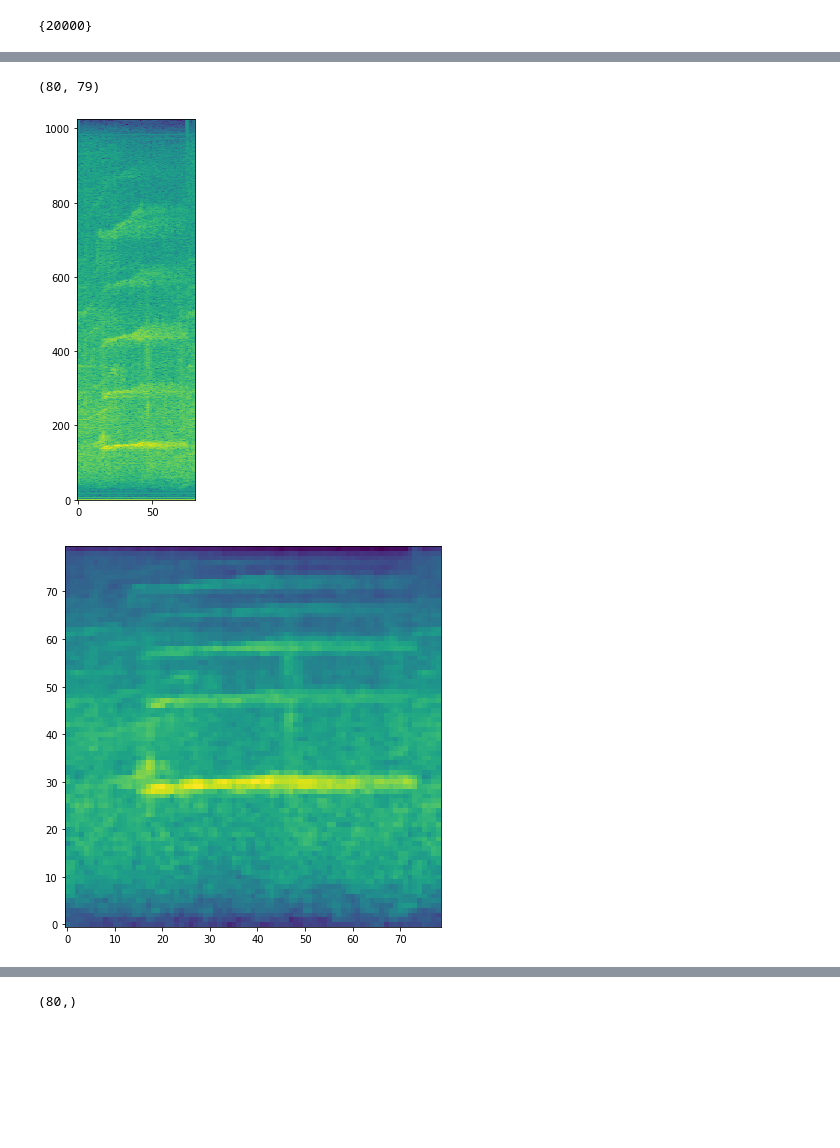
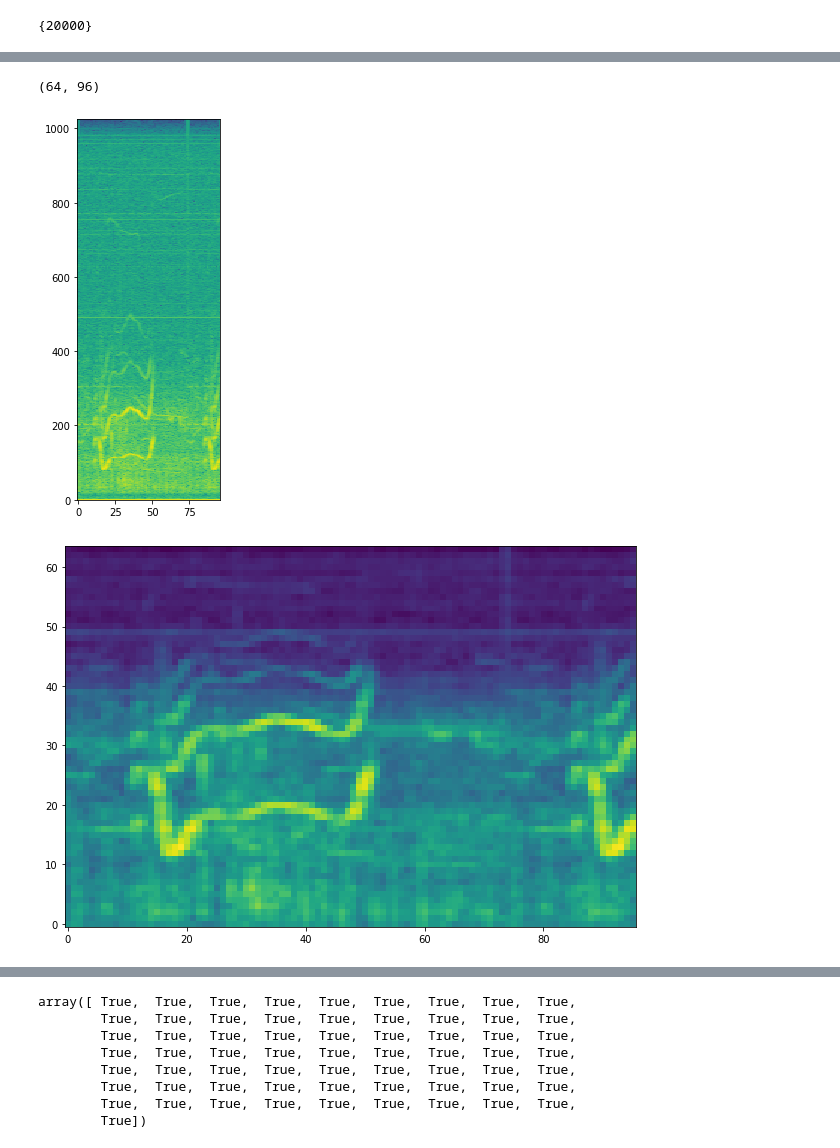
Before and after one commit to orcasound/aifororcas-livesystem, a Jupyter notebook: data_ml/DataSanityCheck.ipynb, the cells around one changed output, grey strips where cells are left out. Drawn from its saved outputs; the diff is of its cells as text; code cells hidden in the pictures; blank space fills up the shorter version.

Commit message:
[training] Data augmentation w/ specaug and evaluating audioset model!

```diff
--- a/data_ml/DataSanityCheck.ipynb
+++ b/data_ml/DataSanityCheck.ipynb
@@ -168,5 +189,5 @@ df.head()
 | 3 | 60012.wav | 44.606 | 2.410 | Dabob Bay, Seattle, Washington | 28-Oct-1960 | 60012 |
 | 4 | 60012.wav | 46.636 | 3.425 | Dabob Bay, Seattle, Washington | 28-Oct-1960 | 60012 |
 # %%
-wav_dataset = dataloader.AudioFileDataset("../train_data/wav","../train_data/train.tsv",2,2)
+wav_dataset = dataloader.AudioFileDataset("../train_data/wav","../train_data/train.tsv")
 # %% [output]
@@ -244,30 +265,30 @@ ax.imshow(mel_spec.T,origin='lower')
 # %%
 ## Used when debugging feature extraction and setting parameters
 time_sample = sample
 spec = np.abs(librosa.core.stft(time_sample))
 # roughly trying out some params based on https://seaworld.org/animals/all-about/killer-whale/communication/
-mel_fbank = librosa.filters.mel(sr,n_fft=2048,n_mels=80,fmin=200,fmax=10000)
+mel_fbank = librosa.filters.mel(sr=params.SAMPLE_RATE,n_fft=2048,n_mels=64,fmin=200,fmax=10000)
 spec_mel = np.dot(mel_fbank,spec)
 print(spec_mel.shape)
 
 # plot the spectrogram
 fig = plt.figure(figsize=(15,7))
 ax = fig.add_subplot(111)
 ax.imshow(np.log(spec),origin='lower')
 ax.set_aspect(0.25)
 
 # plot the melspectrum
 fig = plt.figure(figsize=(15,7))
 ax = fig.add_subplot(111)
 ax.imshow(np.log(spec_mel),origin='lower')
 ax.set_aspect(1)
 
 # plot the mel fbank
 fig = plt.figure(figsize=(15,7))
 ax = fig.add_subplot(111)
 ax.imshow(mel_fbank.T,origin='lower')
 ax.set_aspect(0.25)
 # %% [output]
-(80, 79)
+(64, 96)
-[figure, old version]
+[figure, new version]
-[figure, old version]
+[figure, new version]
@@ -292,4 +312,11 @@ np.savetxt('../train_data/invstd.txt',invstd)
 # %%
-np.loadtxt('../train_data/mean.txt')
+np.loadtxt('../train_data/mean64.txt')==mean
 # %% [output]
-(80,)
+array([ True,  True,  True,  True,  True,  True,  True,  True,  True,
+        True,  True,  True,  True,  True,  True,  True,  True,  True,
+        True,  True,  True,  True,  True,  True,  True,  True,  True,
+        True,  True,  True,  True,  True,  True,  True,  True,  True,
+        True,  True,  True,  True,  True,  True,  True,  True,  True,
+        True,  True,  True,  True,  True,  True,  True,  True,  True,
+        True,  True,  True,  True,  True,  True,  True,  True,  True,
+        True])
```
Also changed, not shown: parts of 14 cells of this notebook, 3 other files.
